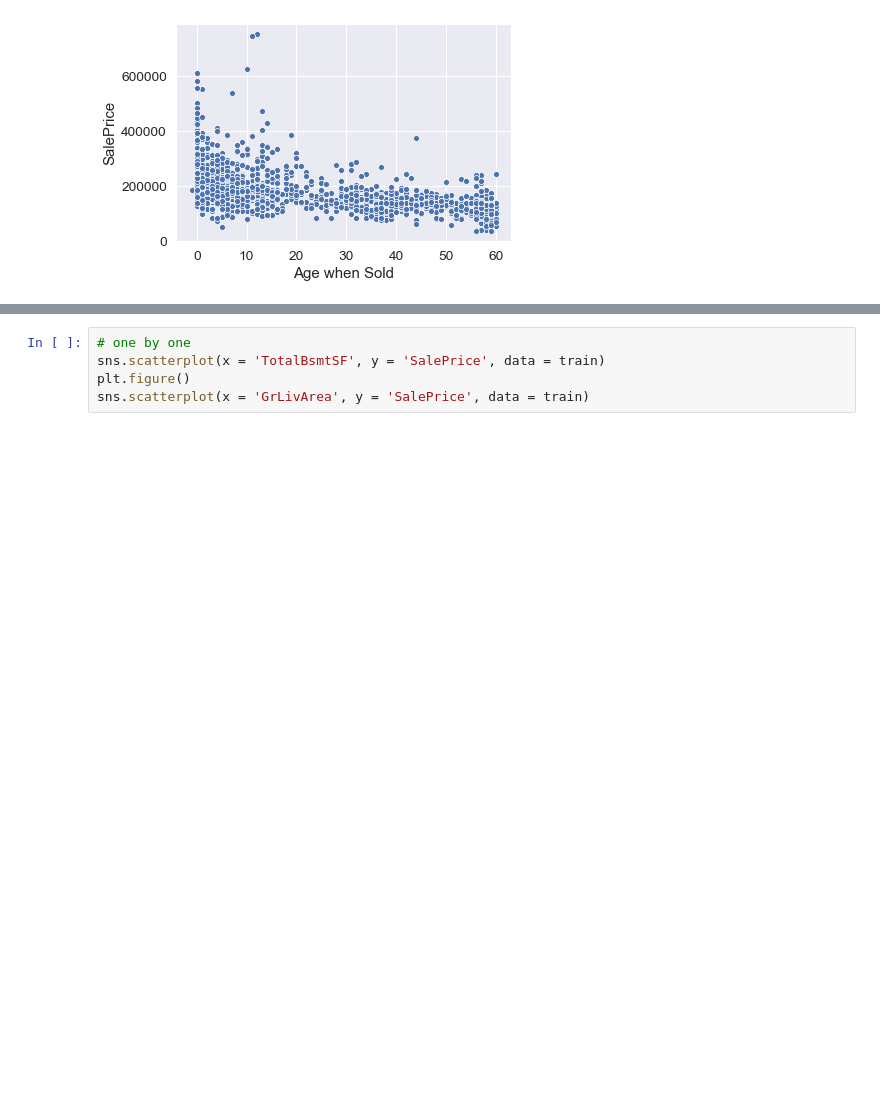
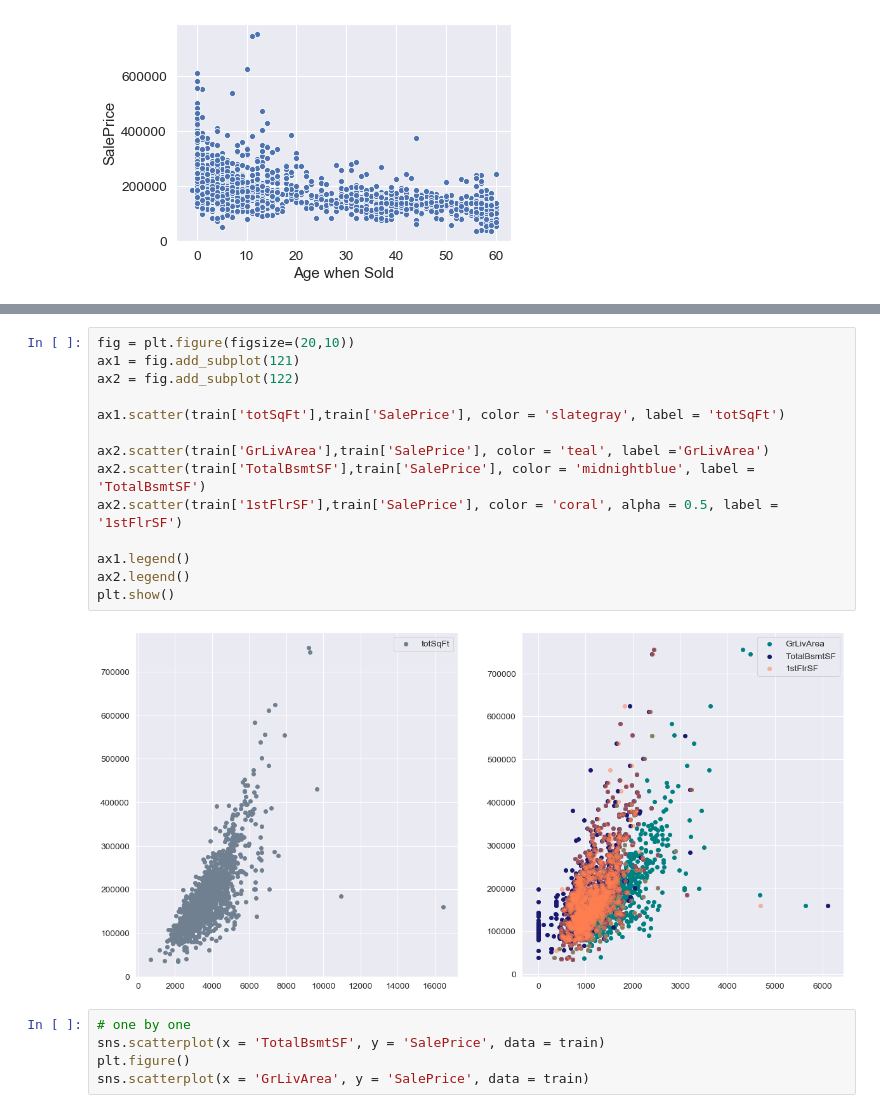
Before and after one commit to nastyh/Feature-Engineering--House-Prices, a Jupyter notebook: Features_for_MLOps.ipynb, the cells around one changed output, grey strips where cells are left out. Cells and saved outputs as stored; diff of their text form; blank space fills up the shorter version.

```diff
--- a/Features_for_MLOps.ipynb
+++ b/Features_for_MLOps.ipynb
@@ -237,3 +262,19 @@ sns.scatterplot(x = 'totSqFt', y = 'SalePrice', data = train)
+# %%
+fig = plt.figure(figsize=(20,10))
+ax1 = fig.add_subplot(121)
+ax2 = fig.add_subplot(122)
+
+ax1.scatter(train['totSqFt'],train['SalePrice'], color = 'slategray', label = 'totSqFt')
+
+ax2.scatter(train['GrLivArea'],train['SalePrice'], color = 'teal', label ='GrLivArea')
+ax2.scatter(train['TotalBsmtSF'],train['SalePrice'], color = 'midnightblue', label = 'TotalBsmtSF')
+ax2.scatter(train['1stFlrSF'],train['SalePrice'], color = 'coral', alpha = 0.5, label = '1stFlrSF')
+
+ax1.legend()
+ax2.legend()
+plt.show()
+# %% [output]
+[figure, added]
 # %%
 # one by one
 sns.scatterplot(x = 'TotalBsmtSF', y = 'SalePrice', data = train)
```
Also changed, not shown: parts of 4 cells of this notebook.
